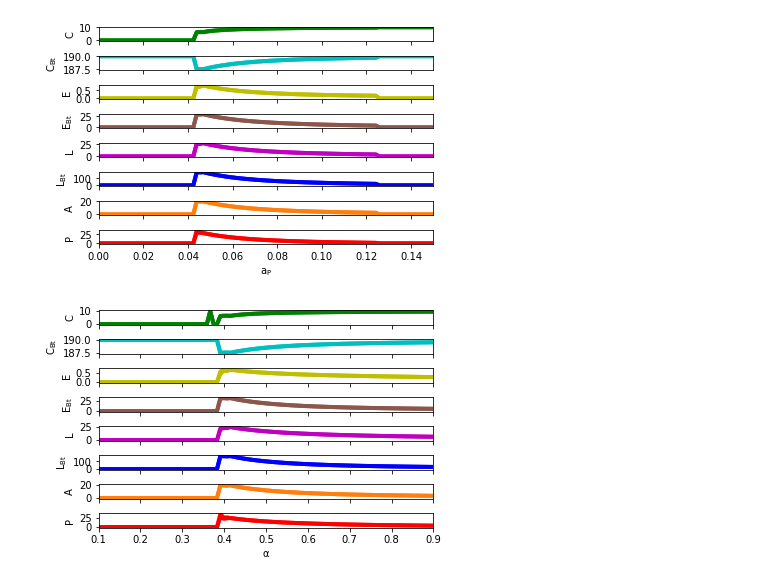
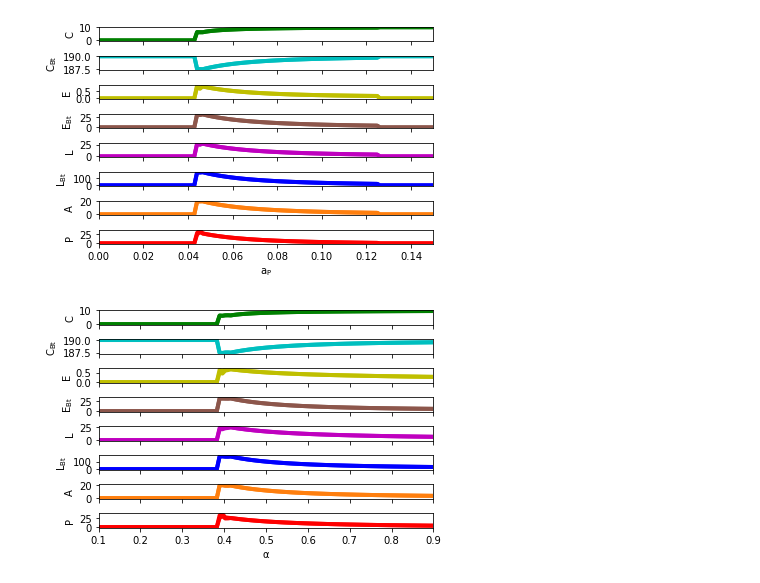
Before and after one commit to Tungdil01/Spodoptera, a Jupyter notebook: spodoptera.ipynb, the cells around one changed output. Drawn from its saved outputs; the diff is of its cells as text; code cells hidden in the pictures.

```diff
--- a/spodoptera.ipynb
+++ b/spodoptera.ipynb
@@ -17,7 +17,7 @@ method = "Radau"
 tmax = 900 # 5000 for the numerical continuation, 900 for the time series
 step = tmax*10
 time_list = np.linspace(0, tmax, step)
-num_of_points = 100
+num_of_points = 120
 # %% [markdown]
 # Stage-structured Model Egg
 # %% [markdown]
@@ -620,6 +620,8 @@ def run_continuation_analysis(
             output_variables_dict[output_variable_name].append(
                 [output_variable_last_results.min(), output_variable_last_results.max()]
             )
+            if np.isnan(output_variable_last_results[-1]):
+                continue
             output_index += 1
 
     return continuation_parameter_values_dict, output_variables_dict
@@ -753,6 +755,8 @@ def run_continuation_analysis(
             output_variables_dict[output_variable_name].append(
                 [output_variable_last_results.min(), output_variable_last_results.max()]
             )
+            if np.isnan(output_variable_last_results[-1]):
+                continue
             output_index += 1
 
     return continuation_parameter_values_dict, output_variables_dict
@@ -888,6 +892,8 @@ def run_continuation_analysis(
             output_variables_dict[output_variable_name].append(
                 [output_variable_last_results.min(), output_variable_last_results.max()]
             )
+            if np.isnan(output_variable_last_results[-1]):
+                continue
             output_index += 1
 
     return continuation_parameter_values_dict, output_variables_dict
@@ -940,31 +946,31 @@ for variable_name in results_progress_bar:
 
     color = colors_list[index]
     axs[index].plot(
         alpha_values["alpha"], variable_result, color=color, alpha=1, linewidth=4
     )
 #    ax.annotate(s=str(variable_name), xy=(.4,.4), fontsize=16)
     index += 1
 
 for ax, variable_name in zip(axs.flat, y_last_results):
     ax.set(xlabel=r"$\mathregular{\alpha}$", ylabel=f"{variable_name}", xlim=(alpha_min, alpha_max))
     ax.plot(linewidth=15, markersize=20)
     ax.label_outer()
 
 SMALL_SIZE = 8
 MEDIUM_SIZE = 10
 BIGGER_SIZE = 12
 
 plt.rcParams['lines.linewidth'] = MEDIUM_SIZE
 plt.rcParams.update({'font.size': MEDIUM_SIZE})
 
 plt.rc('font', size=MEDIUM_SIZE)          # controls default text sizes
 plt.rc('axes', titlesize=MEDIUM_SIZE)     # fontsize of the axes title
 plt.rc('axes', labelsize=MEDIUM_SIZE)    # fontsize of the x and y labels
 plt.rc('xtick', labelsize=MEDIUM_SIZE)    # fontsize of the tick labels
 plt.rc('ytick', labelsize=MEDIUM_SIZE)    # fontsize of the tick labels
 plt.rc('figure', titlesize=MEDIUM_SIZE)  # fontsize of the figure title
 
 plt.tight_layout()
 plt.savefig("img/continuation_alpha.png", format='png', bbox_inches = "tight", dpi=300)
 # %% [output]
-[figure, old version]
+[figure, new version]
```
